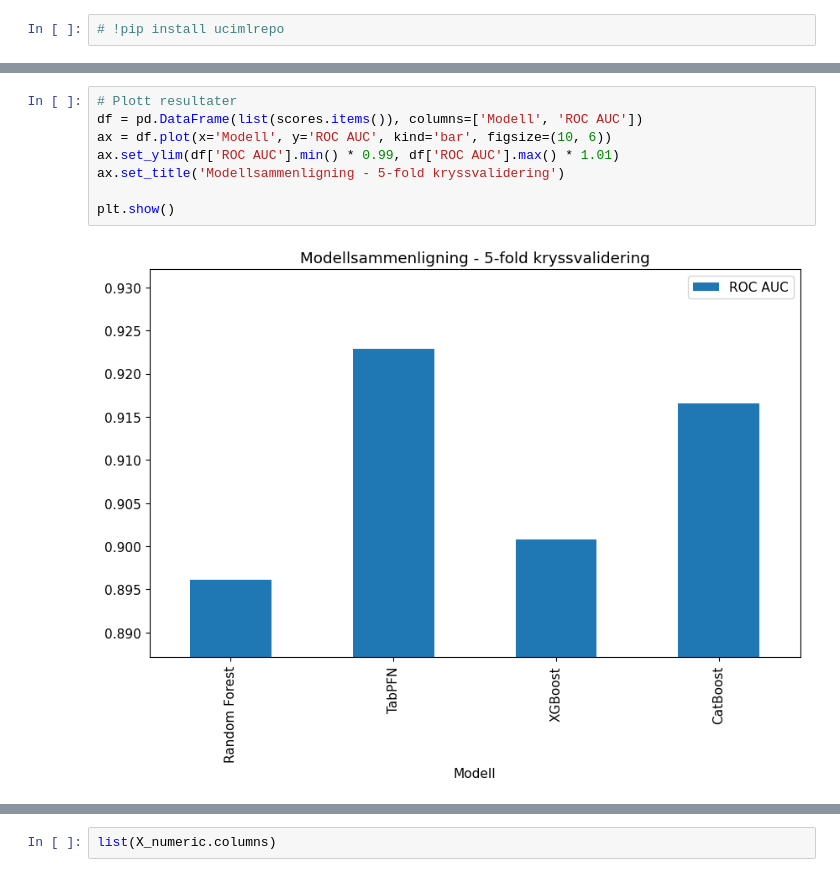
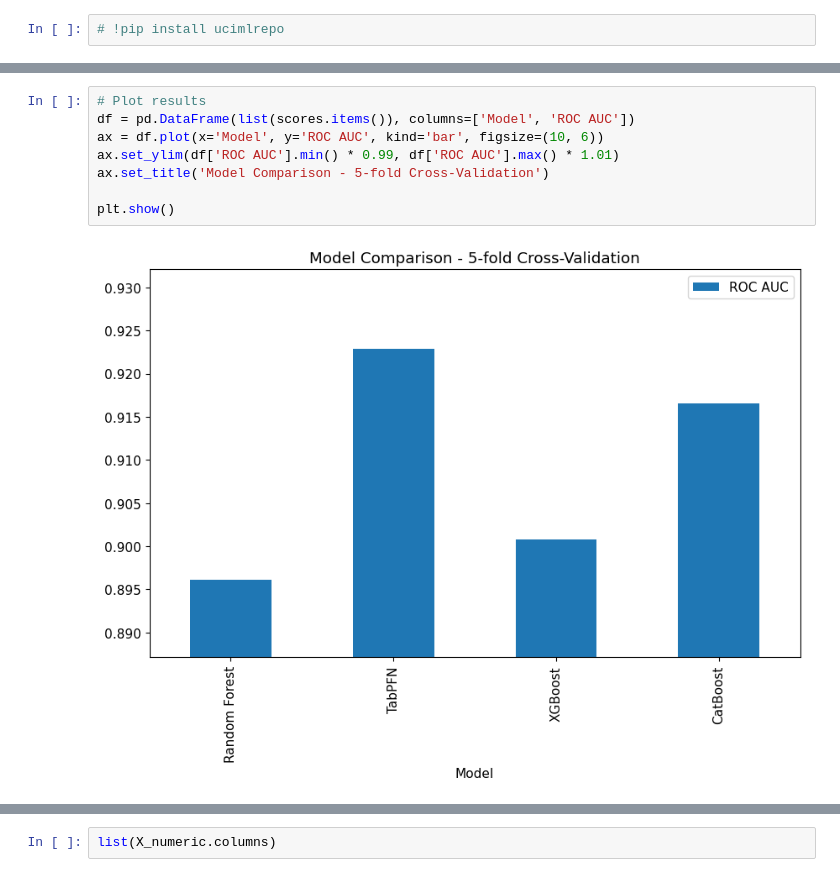
Before and after one commit to arvidl/BMED365-2026, a Jupyter notebook: Lab2-DL/notebooks/F2-TabPFN-neuro.ipynb, the cells around one changed output, grey strips where cells are left out. Cells and saved outputs as stored; diff of their text form.

```diff
--- a/Lab2-DL/notebooks/F2-TabPFN-neuro.ipynb
+++ b/Lab2-DL/notebooks/F2-TabPFN-neuro.ipynb
@@ -1209,12 +1209,12 @@ Cross-validation results:
 | 2 | XGBoost | 0.900778 |
 | 3 | CatBoost | 0.916516 |
 # %%
-# Plott resultater
-df = pd.DataFrame(list(scores.items()), columns=['Modell', 'ROC AUC'])
-ax = df.plot(x='Modell', y='ROC AUC', kind='bar', figsize=(10, 6))
+# Plot results
+df = pd.DataFrame(list(scores.items()), columns=['Model', 'ROC AUC'])
+ax = df.plot(x='Model', y='ROC AUC', kind='bar', figsize=(10, 6))
 ax.set_ylim(df['ROC AUC'].min() * 0.99, df['ROC AUC'].max() * 1.01)
-ax.set_title('Modellsammenligning - 5-fold kryssvalidering')
+ax.set_title('Model Comparison - 5-fold Cross-Validation')
 
 plt.show()
 # %% [output]
-[figure, old version]
+[figure, new version]
```
Also changed, not shown: parts of 97 cells of this notebook, 4 other files.
